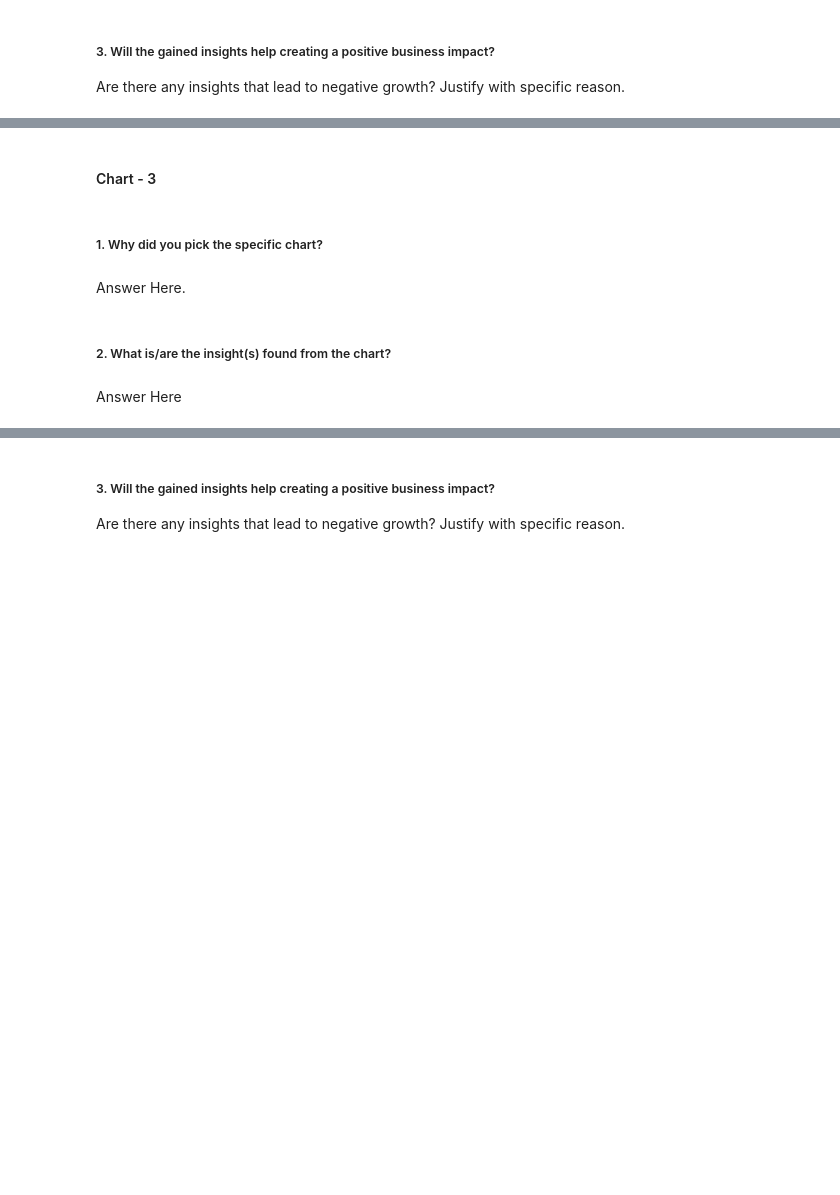
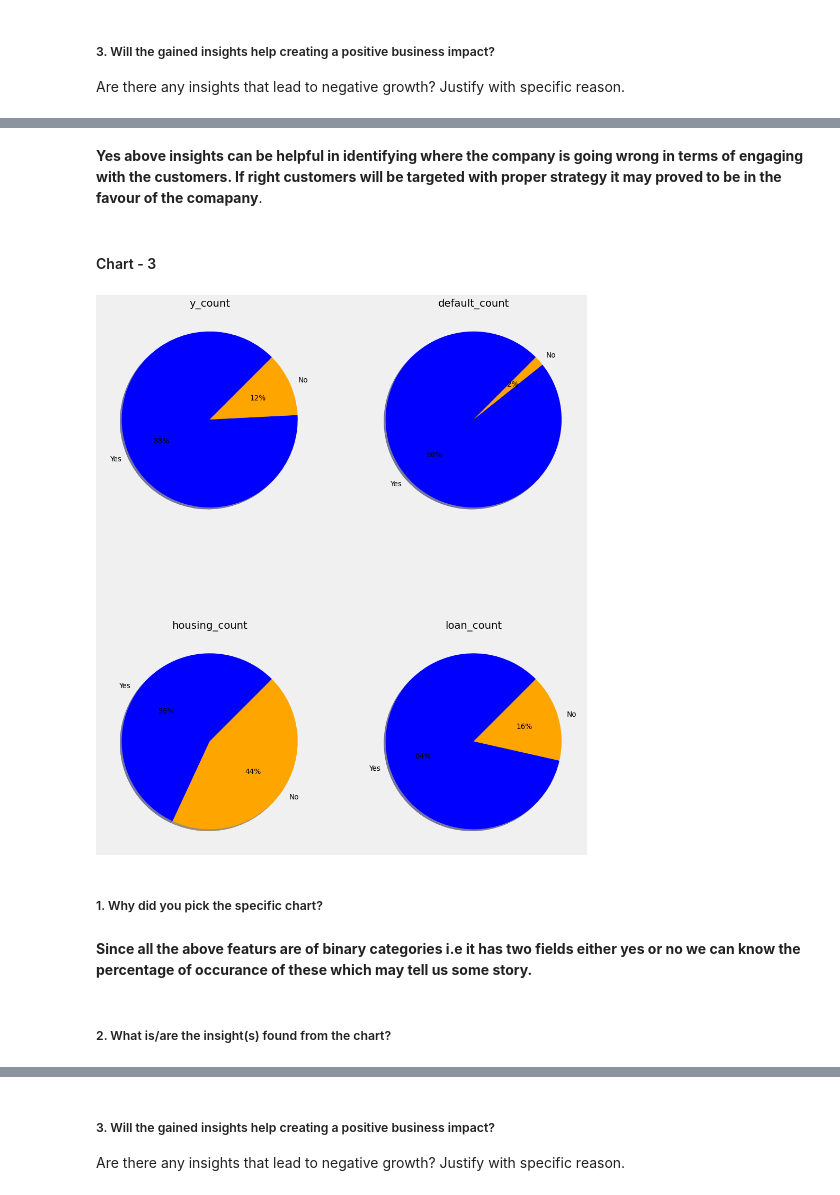
Before and after one commit to JNSDKV/BANK-MARKETING-EFFECTIVENESS-PREDICTION, a Jupyter notebook: _Bank_Marketing_Effectiveness_prediction.ipynb, the cells around one changed output, grey strips where cells are left out. Saved outputs shown, nothing was run; the diff lists cells and outputs as text; code cells hidden in the pictures; blank space fills up the shorter version.

```diff
--- a/_Bank_Marketing_Effectiveness_prediction.ipynb
+++ b/_Bank_Marketing_Effectiveness_prediction.ipynb
@@ -485,2 +550,4 @@ Answer Here
+# %% [markdown]
+**Yes above insights can be helpful in identifying where the company is going wrong in terms of engaging with the customers. If right customers will be targeted with proper strategy it may proved to be in the favour of the comapany**.
 # %% [markdown]
 #### Chart - 3
@@ -489,8 +554,26 @@ Answer Here
+# %%
+# Chart - 3 visualizatio.
+cat_list1 = ["y","default","housing","loan"]
+# %%
+def plot_cont(x):
+
+    fig = plt.figure(figsize=(15,30))
+    plt.subplots_adjust(hspace=.25)
+
+    nrows = len(x.columns) //2 +1
+    ncols = 2
+
+    for i,t in enumerate(list(x.columns)):
+        ax = fig.add_subplot(nrows, ncols, i+1)
+        plt.pie(x[t].value_counts(), labels = ['Yes','No'], autopct='%1.0f%%', colors=['blue', 'orange'],startangle=45, shadow = True)
+        plt.title(t + '_count')
+# %%
+plot_cont(df[cat_list1])
+# %% [output]
+[figure, added]
 # %% [markdown]
 ##### 1. Why did you pick the specific chart?
-# %% [markdown]
-Answer Here.
+# %% [markdown]
+**Since all the above featurs are of binary categories i.e it has two fields either yes or no we can know the percentage of occurance of these which may tell us some story.**
 # %% [markdown]
 ##### 2. What is/are the insight(s) found from the chart?
-# %% [markdown]
-Answer Here
```
Also changed, not shown: parts of 222 cells of this notebook.
